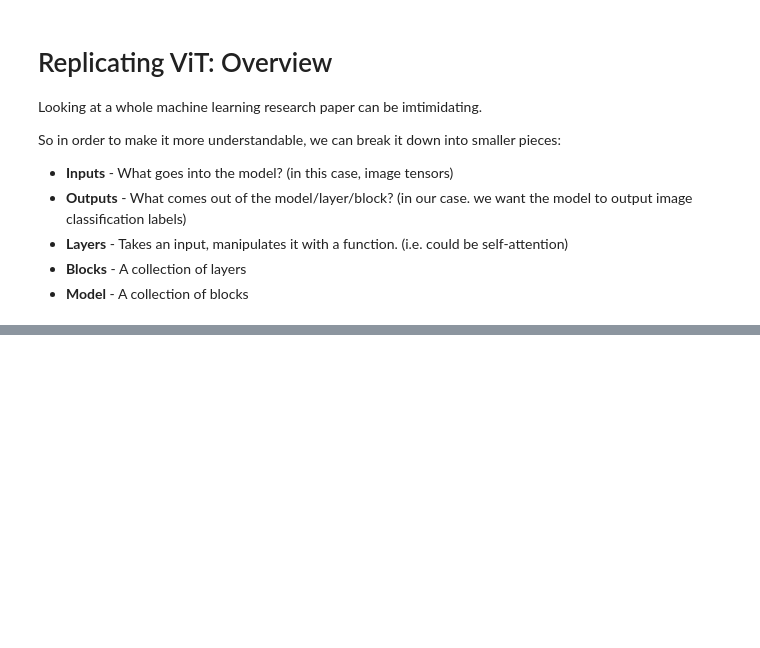
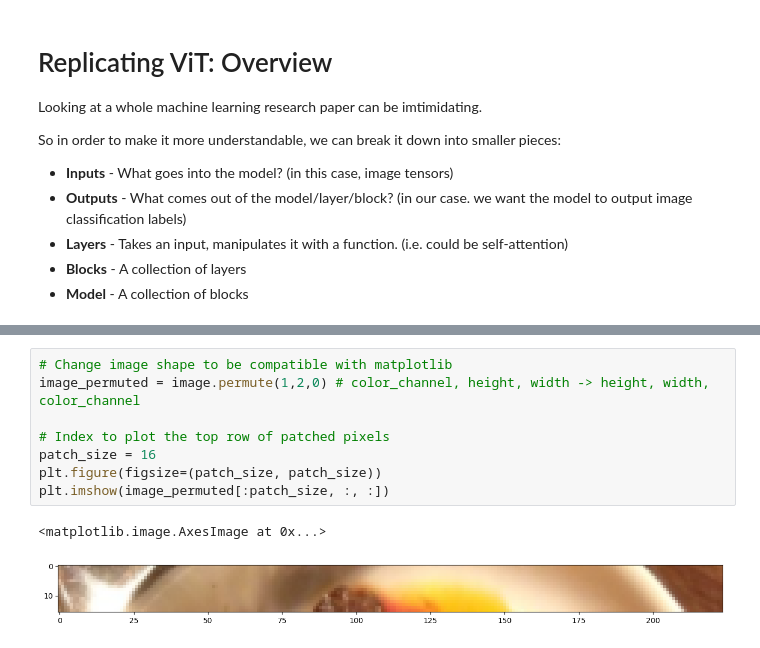
Before and after one commit to Niloy009/learning_pytorch, a Jupyter notebook: 08_pytorch_paper_replicating.ipynb, the cells around one changed output, grey strips where cells are left out. Drawn from its saved outputs; the diff is of its cells as text; blank space fills up the shorter version.

```diff
--- a/08_pytorch_paper_replicating.ipynb
+++ b/08_pytorch_paper_replicating.ipynb
@@ -176,0 +297,11 @@ So in order to make it more understandable, we can break it down into smaller pi
+# %%
+# Change image shape to be compatible with matplotlib
+image_permuted = image.permute(1,2,0) # color_channel, height, width -> height, width, color_channel
+
+# Index to plot the top row of patched pixels
+patch_size = 16
+plt.figure(figsize=(patch_size, patch_size))
+plt.imshow(image_permuted[:patch_size, :, :])
+# %% [output]
+<matplotlib.image.AxesImage at 0x...>
+[figure, added]
```
Also changed, not shown: parts of 15 cells of this notebook, 2 other files.
